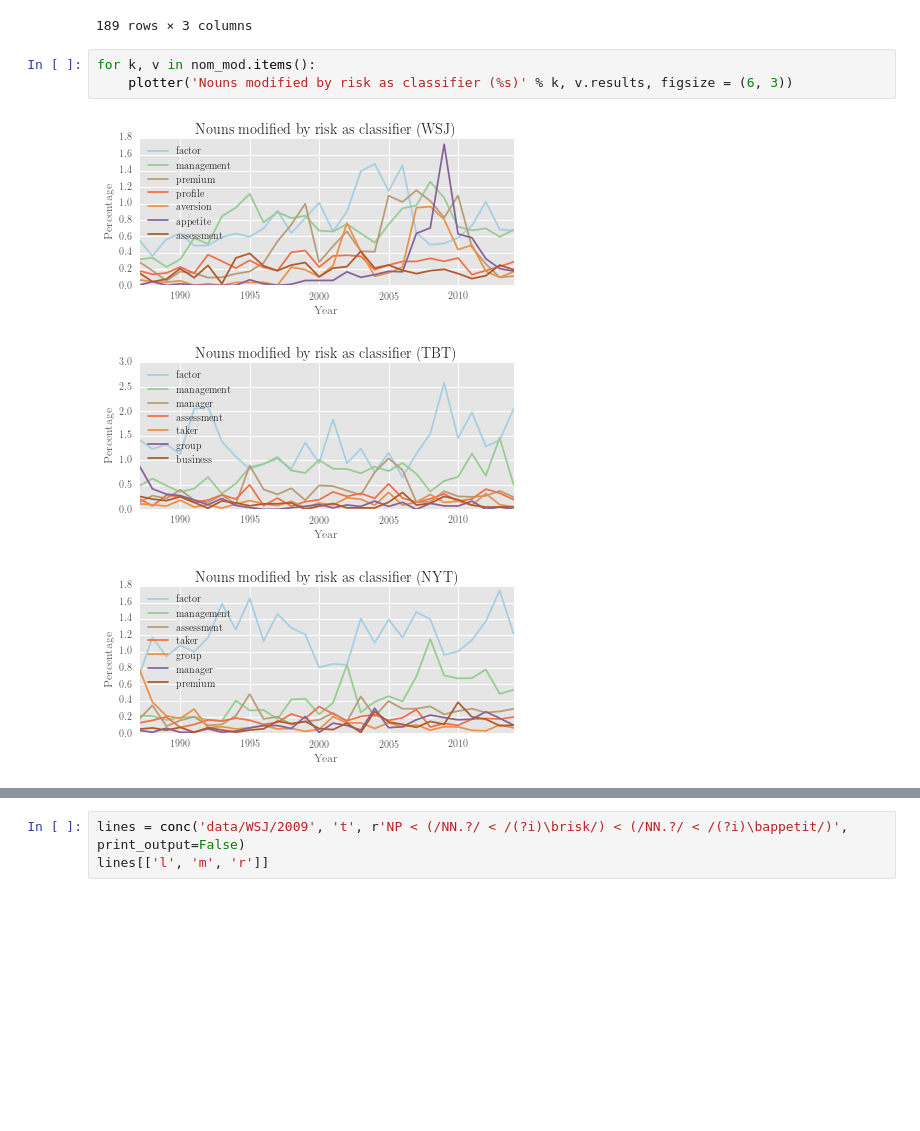
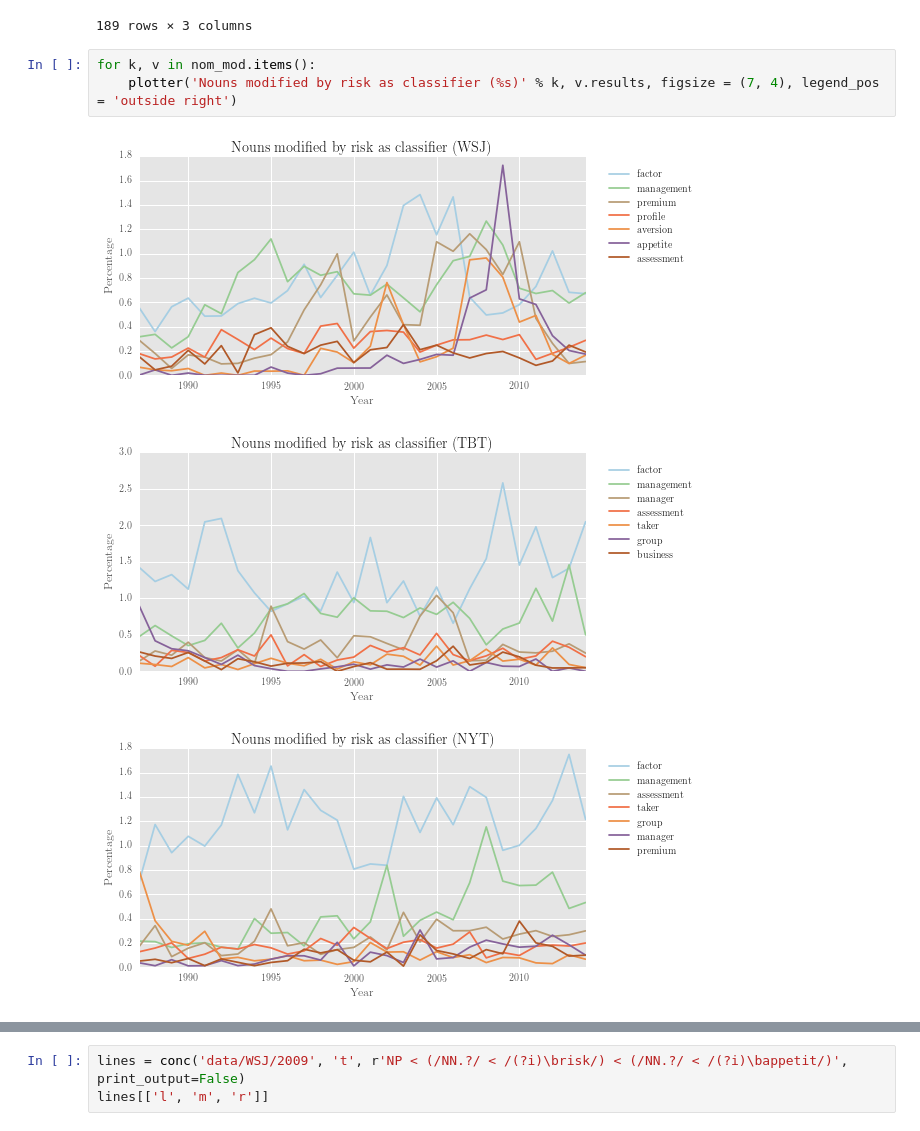
Before and after one commit to interrogator/risk, a Jupyter notebook: risk_comparison.ipynb, the cells around one changed output, grey strips where cells are left out. Cells and saved outputs as stored; diff of their text form; blank space fills up the shorter version.

```diff
--- a/risk_comparison.ipynb
+++ b/risk_comparison.ipynb
@@ -889,8 +889,8 @@ lines[['l', 'm', 'r']]
 189 rows × 3 columns
 # %%
 for k, v in nom_mod.items():
-    plotter('Nouns modified by risk as classifier (%s)' % k, v.results, figsize = (6, 3))
+    plotter('Nouns modified by risk as classifier (%s)' % k, v.results, figsize = (7, 4), legend_pos = 'outside right')
 # %% [output]
-[figure, old version]
+[figure, new version]
-[figure, old version]
+[figure, new version]
-[figure, old version]
+[figure, new version]
```
Also changed, not shown: parts of 2 cells of this notebook.
